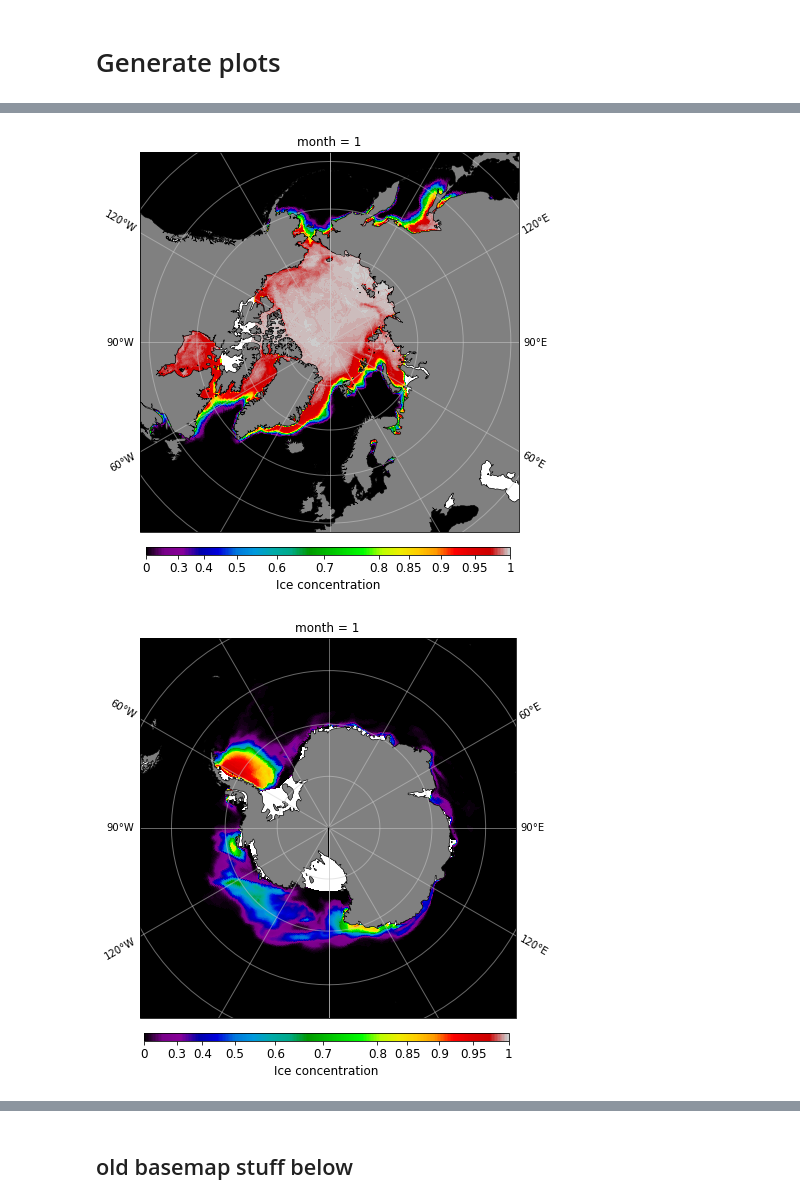
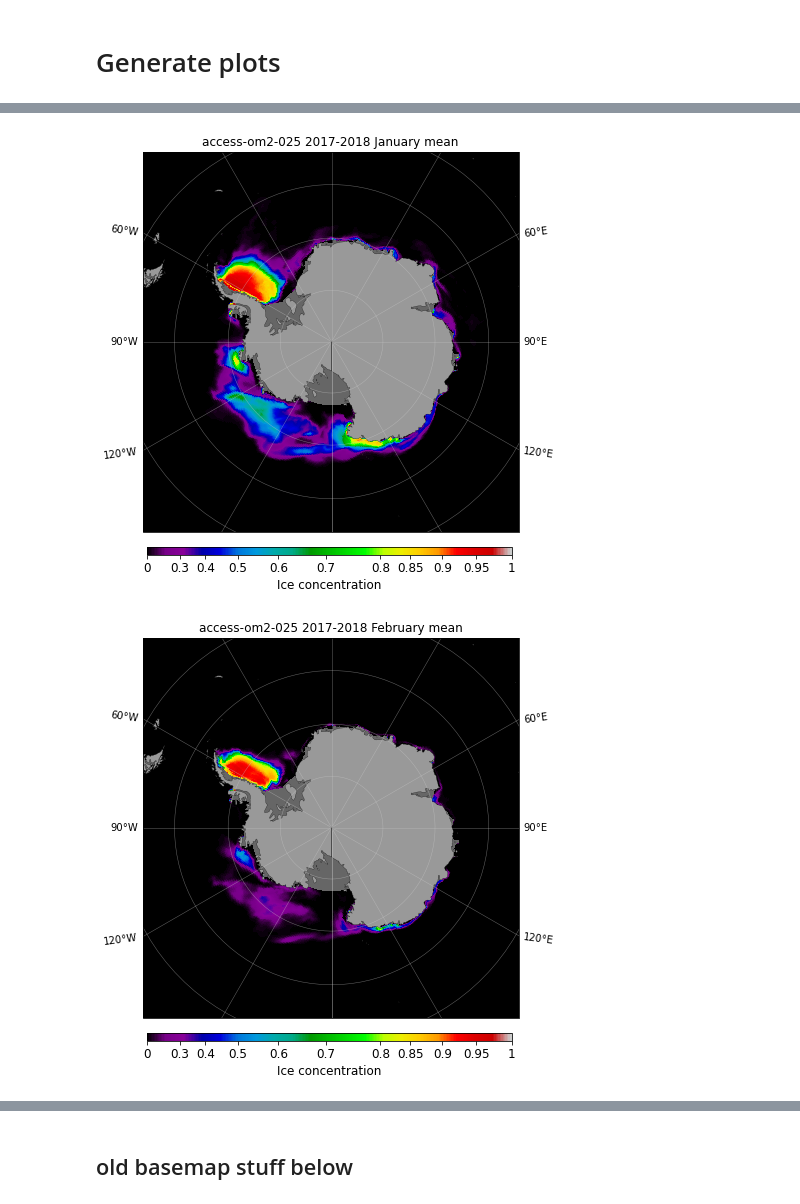
Before and after one commit to aekiss/ice_analysis, a Jupyter notebook: ice_maps.ipynb, the cells around one changed output, grey strips where cells are left out. Saved outputs shown, nothing was run; the diff lists cells and outputs as text; code cells hidden in the pictures.

```diff
--- a/ice_maps.ipynb
+++ b/ice_maps.ipynb
@@ -290,20 +236,23 @@ cmp_div = cm.cm.balance
-# %%
-var = 'aice_m_monthly_mean'
-month = 1
-v = ice_data[ekey][var].sel(month=month)
 # %%
+# based on https://cosima-recipes.readthedocs.io/en/latest/tutorials/Making_Maps_with_Cartopy.html#gallery-tutorials-making-maps-with-cartopy-ipynb
+
 def plotSIC(var, projection=ccrs.NorthPolarStereo(), extent=[-180, 180, 48, 90],
            levels=np.arange(0,1.01,.1), cmp=plt.get_cmap('nipy_spectral'),
            cmap_gamma=2., cbar_ticklevels=[0,.3,.4,.5,.6,.7,.8,.85,.9,.95,1],  # for cmap_gamma = 2.
 #            cmap_gamma = 4., cbar_ticklevels = [0,.5,.6,.7,.8,.85,.9,.95,.98,1],  # for cmap_gamma = 4.
-           cbar_fontsize=12, colorbar=True):
+           cbar_fontsize=12, colorbar=True,
+           feature=cft.NaturalEarthFeature('physical', 'land', '50m',
+                                   edgecolor='black', facecolor=[.6, .6, .6],
+                                   linewidth=0.25)):
     var = var**cmap_gamma
     plt.figure(figsize=(12,7))
     ax = plt.axes(projection=projection)
-    ax.coastlines(resolution='50m', linewidth=0.5)
-    ax.add_feature(land_50m)
+#     ax.set_facecolor(cmp(0))
+    ax.set_facecolor([.4, .4, .4])
+#     ax.coastlines(resolution='50m', linewidth=0.5)
+    ax.add_feature(feature)
     gl = ax.gridlines(draw_labels=True,
-                      linewidth=1, color=[0.8, 0.8, 0.8], alpha=0.5)
+                      linewidth=0.5, color=[0.8, 0.8, 0.8], alpha=0.5)
     gl.ylabels_top = None
 #     gl.ylabels_right = None
     gl.xlabels_top = None
@@ -343,6 +292,8 @@ def plotSIC(var, projection=ccrs.NorthPolarStereo(), extent=[-180, 180, 48, 90],
         cbar.set_ticklabels(cbar_ticklabels)
         cbar_labels = plt.getp(cbar.ax.axes,'xticklabels')
         plt.setp(cbar_labels, fontsize=cbar_fontsize)
+
+    return ax
 # %%
-def plotSIC_NH(var, **kwargs):
-    plotSIC(var, projection=ccrs.NorthPolarStereo(), extent=[-180, 180, 48, 90], **kwargs)
+NH = {'projection': ccrs.NorthPolarStereo(), 'extent': [-180, 180, 48, 90]}
+SH = {'projection': ccrs.SouthPolarStereo(), 'extent': [-180, 180, -90, -54]}
@@ -352,8 +300,16 @@ def plotSIC_SH(var, **kwargs):
-# %%
-plotSIC_NH(v)
-# %% [output]
-[figure, removed]
-# %%
-plotSIC_SH(v)
-# %% [output]
-[figure, removed]
+# %%
+ekey = '025deg'
+var = 'aice_m_mm'
+# %%
+for m in range(1,13):
+    title = ' '.join([ice_data[ekey]['model'], yearrange, calendar.month_name[m], 'mean'])
+    fname = figname('_'.join(['SH', var, ice_data[ekey]['expt'], yearrange, 'mean', 'month', str(m)]))
+    if os.path.exists(fname):
+        print(' -- skipping', fname)
+    else:
+        v = ice_data[ekey][var].sel(month=m)
+        plotSIC(v, **SH).set_title(title);
+        savefigure(fname, skip=True)
+# %% [output]
+[figure, added]
+[figure, added]
```
Also changed, not shown: parts of 23 cells of this notebook, 2 other files.
